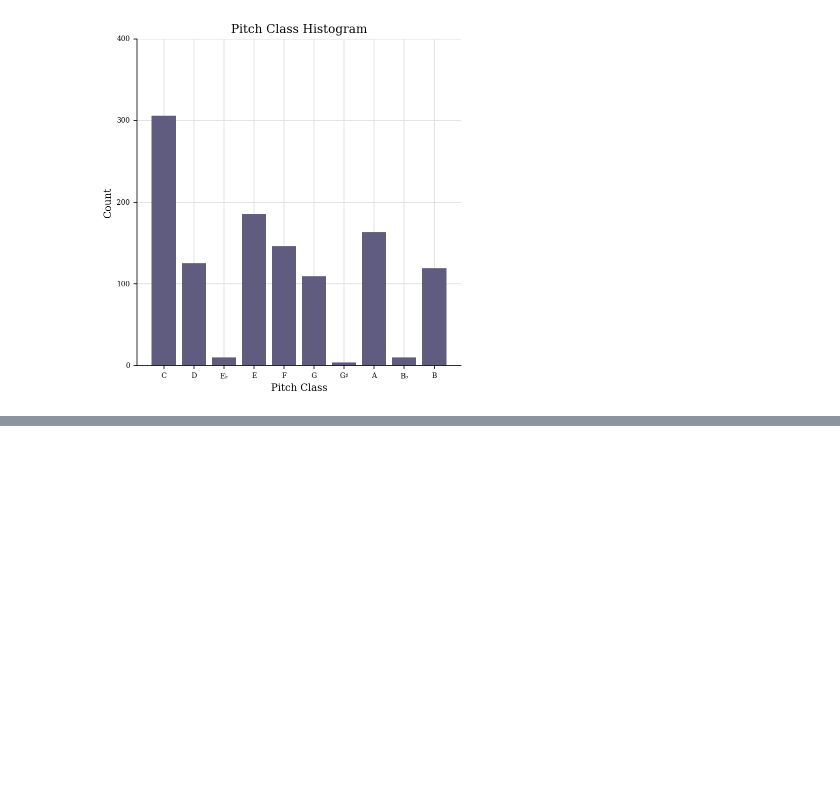
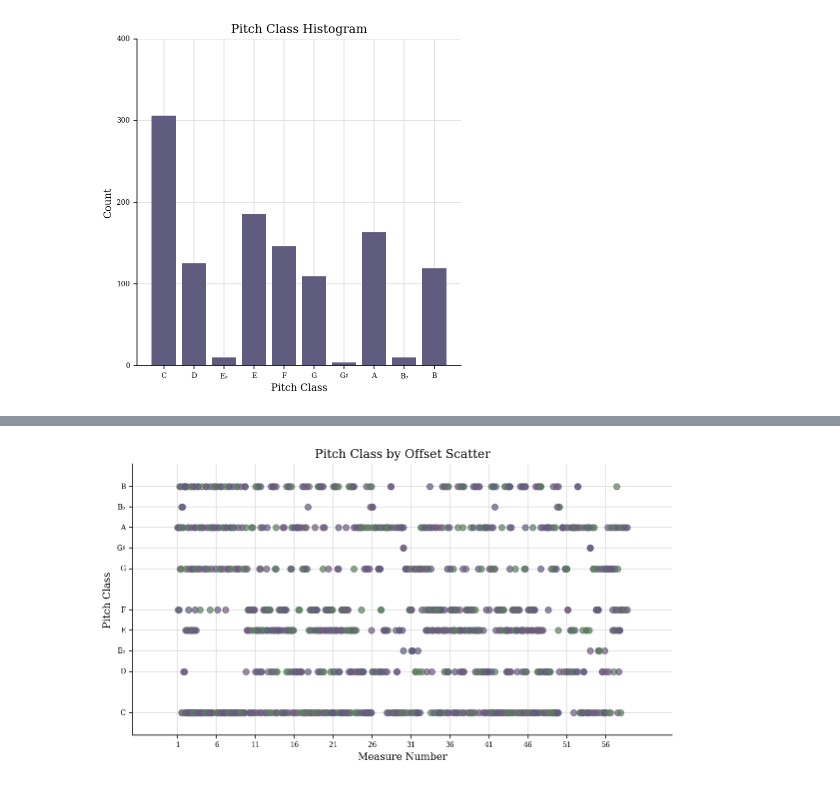
Before and after one commit to updaun/PythonBasic, a Jupyter notebook: music21/basic_test.ipynb, the cells around one changed output, grey strips where cells are left out. Cells and saved outputs as stored; diff of their text form; code cells hidden in the pictures; blank space fills up the shorter version.

```diff
--- a/music21/basic_test.ipynb
+++ b/music21/basic_test.ipynb
@@ -155,3 +158,6 @@ base_midi.plot('histogram', 'pitchClass', 'count')
 # %% [output]
 <music21.graph.plot.HistogramPitchClass for <music21.stream.Score 0x22572903580>>
 [figure]
+# %%
+base_midi.plot('scatter', 'offset', 'pitchClass')
+# %% [output]
@@ -157,0 +165 @@ base_midi.plot('histogram', 'pitchClass', 'count')
+[figure, added]
```
Also changed, not shown: parts of 8 cells of this notebook.
